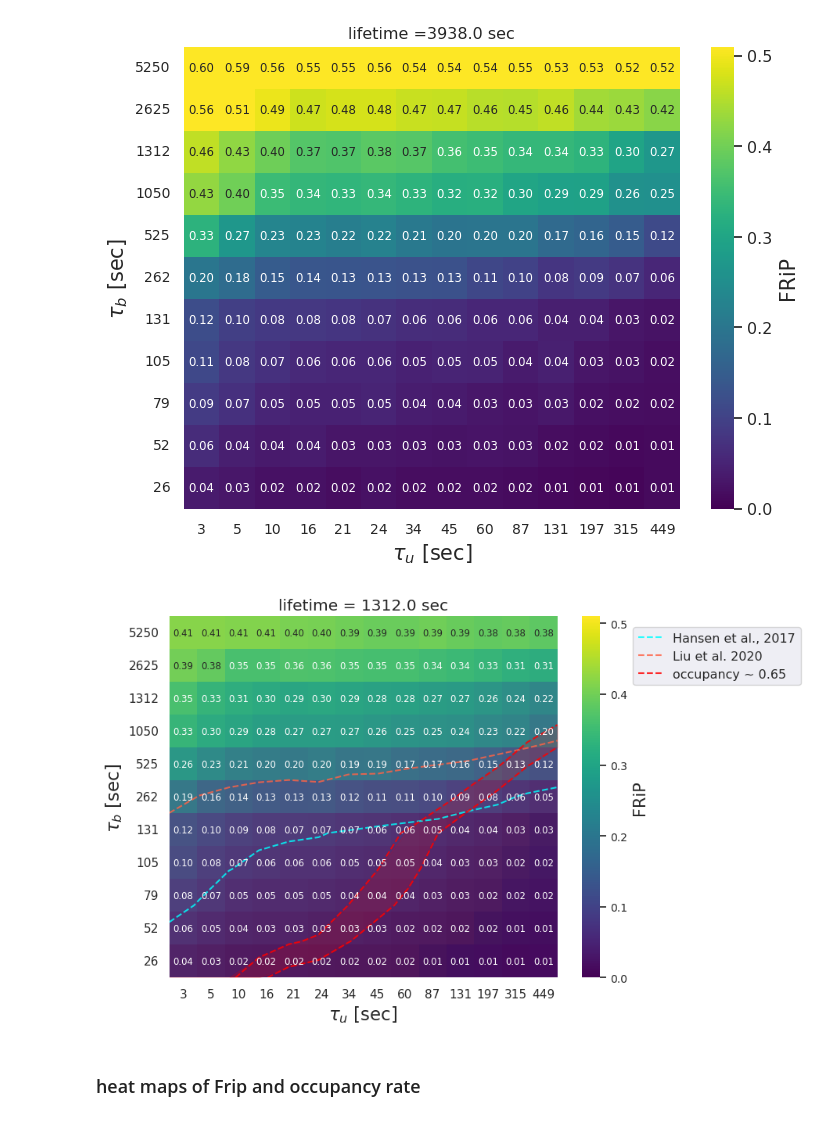
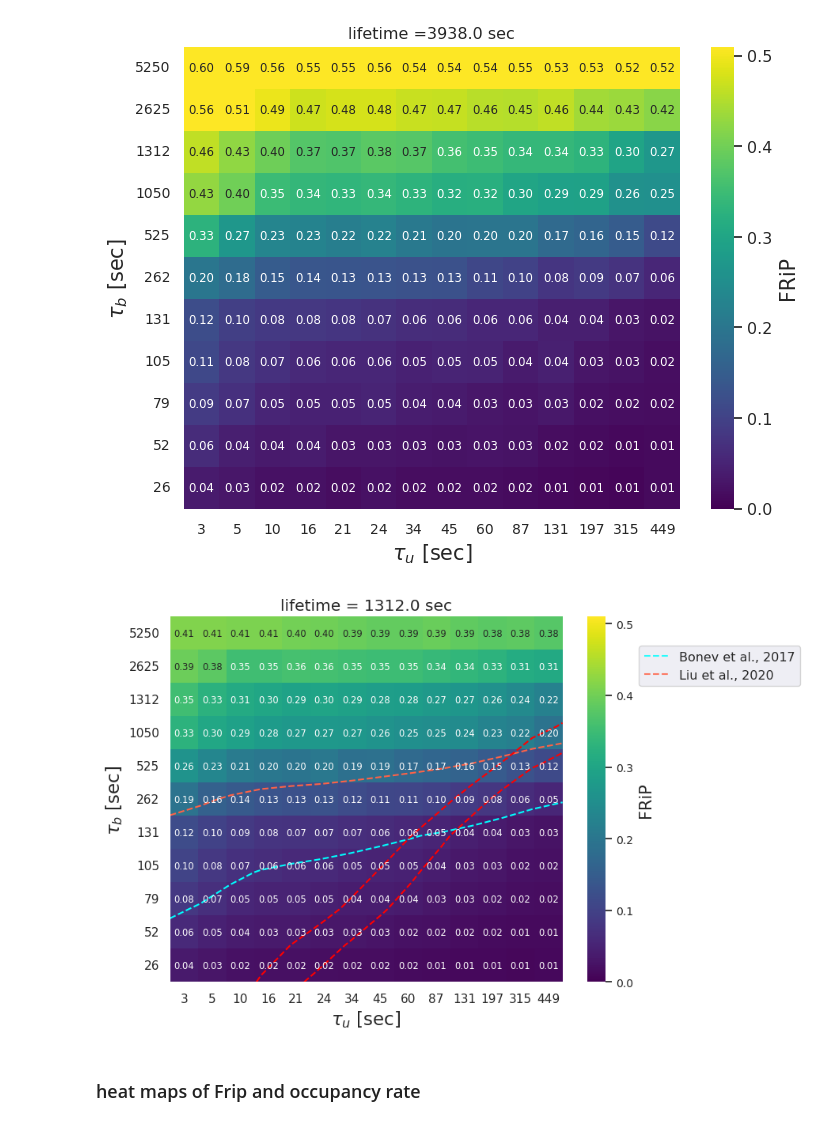
Before and after one commit to Fudenberg-Research-Group/dynamic_extrusion_boundaries, a Jupyter notebook: analysis/sweeps_map_frips.ipynb, the cells around one changed output. Saved outputs shown, nothing was run; the diff lists cells and outputs as text; code cells hidden in the pictures.

```diff
--- a/analysis/sweeps_map_frips.ipynb
+++ b/analysis/sweeps_map_frips.ipynb
@@ -17,3 +18,10 @@ file = pd.read_csv('../output/scores/simulation/scores/fripscore_hres.csv')
+# %%
+exp_scores = pd.read_csv('../output/scores/experiments/experimental_data_table.csv')
+
+# experimental values
+Hansen_val_wt = exp_scores.query('measurement=="FRiP" and paper=="Hansen_2017" and condition=="WT"')['value']
+Liu_val_wt_list = np.sort(exp_scores.query('measurement=="FRiP" and paper=="Liu_2021" and condition=="WT"')['value'].tolist())
+Justice_val_wt_list = np.sort(exp_scores.query('measurement=="FRiP" and paper=="Justice_2020" and condition=="WT"')['value'].tolist())
 # %%
 convertor = 21.875 * 60/500 #to convert from lattice based to seconds
 
@@ -76,74 +84,45 @@ for life in list(unique_life):
         new_file = new_file[new_file[' cof'].isin(cof_list)]
         new_file_filtered = new_file
         heatmap_data = new_file_filtered.pivot(' clife', ' cof', ' fripscore')
 
-        smooth_scale = 1
-        z = ndimage.zoom(heatmap_data.to_numpy(), smooth_scale)
-
         # Create the heatmap using seaborn
         plt.figure(figsize=(8, 6))
         im = sns.heatmap(heatmap_data, annot=True, cmap='viridis', fmt='.2f', vmin=0.0, vmax=0.51, cbar_kws={'label': 'Frip score'})
         sns.set(font_scale=0.691)
         cbar = im.collections[0].colorbar
         cbar.ax.tick_params(labelsize=10)
         cbar.set_label('FRiP', fontsize=15)
 
-        # Add equipotential lines for loop size = 700
-        cline_num = 14
-        coline_num = 11
-        cntr1 = im.contour(np.linspace(0, cline_num, cline_num * smooth_scale),
-                           np.linspace(0, coline_num, coline_num * smooth_scale),
-                           heatmap_data.to_numpy(), levels=[0.071], colors='cyan', linestyles='dashed', alpha=0.83)
-
-        cntr3 = im.contour(np.linspace(0, cline_num, cline_num * smooth_scale),
-                           np.linspace(0, coline_num, coline_num * smooth_scale),
-                           heatmap_data.to_numpy(), levels=[0.16], colors='tomato', linestyles='dashed', alpha=0.83)
-
-        hansen_line, = plt.plot([], [], color='cyan', linestyle='dashed', alpha=0.83, label='Hansen et al., 2017')
-        Liu_line, = plt.plot([], [], color='tomato', linestyle='dashed', alpha=0.83, label='Liu et al. 2020')
+        Hansen = utvis.make_equipotential_lines(heatmap_data,Hansen_val_wt, label = 'Bonev et al., 2017',
+                                             num_line_x = 14, num_line_y = 11, color='cyan', linestyles='dashed')
+        Liu = utvis.make_equipotential_lines(heatmap_data,[Liu_val_wt_list[1]],label='Liu et al., 2020',
+                                             num_line_x = 14, num_line_y = 11, color='tomato', linestyles='dashed')
 
         ### occupancy exp det
         new_heatmap_data = more_file_filtered.pivot(' clife', ' cof', ' occup')
+        occup60 = [0.6]
+        occup_60 = utvis.make_equipotential_lines(new_heatmap_data,occup60, label = 'Bonev et al., 2017',
+                                             num_line_x = 14, num_line_y = 11, color='red', linestyles='dashed')
+        occup70 = [0.7]
+        occup_70 = utvis.make_equipotential_lines(new_heatmap_data,occup70, label = 'Bonev et al., 2017',
+                                             num_line_x = 14, num_line_y = 11, color='red', linestyles='dashed')
 
-        smooth_scale = 1
-        z = ndimage.zoom(new_heatmap_data.to_numpy(), smooth_scale)
-
-        new_im = sns.heatmap(new_heatmap_data, annot=False, cmap='viridis', alpha=0.05, vmin=0.0, vmax=0.3, cbar=None)
-
-        cntr1 = new_im.contour(np.linspace(0, cline_num, cline_num * smooth_scale),
-                               np.linspace(0, coline_num, coline_num * smooth_scale),
-                               new_heatmap_data.to_numpy(), levels=[0.6], colors='red', linestyles='dashed', alpha=0.83)
-
-        cntr3 = new_im.contour(np.linspace(0, cline_num, cline_num * smooth_scale),
-                               np.linspace(0, coline_num, coline_num * smooth_scale),
-                               new_heatmap_data.to_numpy(), levels=[0.7], colors='red', linestyles='dashed', alpha=0.83)
-        occupancy_line, = plt.plot([], [], color='red', linestyle='dashed', alpha=0.83, label='occupancy ~ 0.65')
-
-        x_cntr1 = np.linspace(0, cline_num, cline_num * smooth_scale)
-        y_cntr1 = np.interp(x_cntr1, cntr1.collections[0].get_paths()[0].vertices[:, 0],
-                            cntr1.collections[0].get_paths()[0].vertices[:, 1])
-
-        x_cntr3 = np.linspace(0, cline_num, cline_num * smooth_scale)
-        y_cntr3 = np.interp(x_cntr3, cntr3.collections[0].get_paths()[0].vertices[:, 0],
-                            cntr3.collections[0].get_paths()[0].vertices[:, 1])
-
-        plt.fill_between(x_cntr1, y_cntr1, y_cntr3, color='red', alpha=0.15)
         im.set_xticklabels([int(float(t.get_text())) if float(t.get_text()).is_integer() else t.get_text() for t in im.get_xticklabels()])
         im.set_yticklabels([int(float(t.get_text())) if float(t.get_text()).is_integer() else t.get_text() for t in im.get_yticklabels()])
         plt.xlabel(r'$\tau_u$ [sec]', fontsize=16.5)
         plt.xticks(fontsize=11)
         plt.ylabel(r'$\tau_b$ [sec]', fontsize=16.5)
         plt.yticks(fontsize=11, rotation=0)
         plt.title('lifetime = %s sec' % (np.round(life * convertor)), fontsize=14.5)
         plt.gca().invert_yaxis()
 
         # Add legend
-        plt.legend(handles=[hansen_line, Liu_line, occupancy_line], loc=(1.195,0.81), fontsize =11.5)
+        plt.legend(handles=[Hansen, Liu], loc=(1.195,0.81), fontsize =11.5)
 
         plt.savefig('../output/figures/fripsweep_for_%s_%s_estimated_exp.pdf' % (life, vel), transparent=True, bbox_inches='tight')
         plt.show()
 # %% [output]
-[figure, old version]
+[figure, new version]
 # %% [markdown]
 ### heat maps of Frip and occupancy rate
 # %%
```
Also changed, not shown: parts of 7 cells of this notebook.
